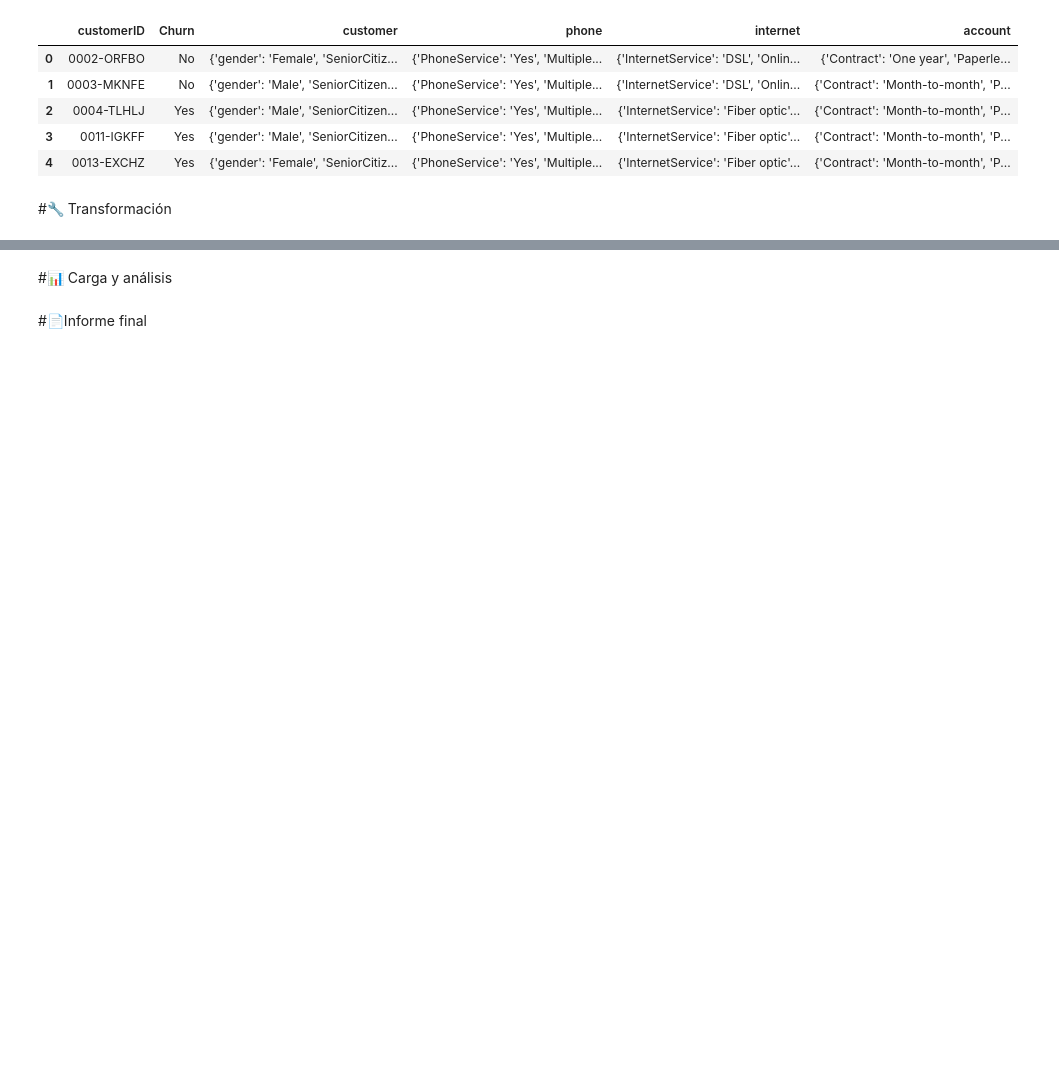
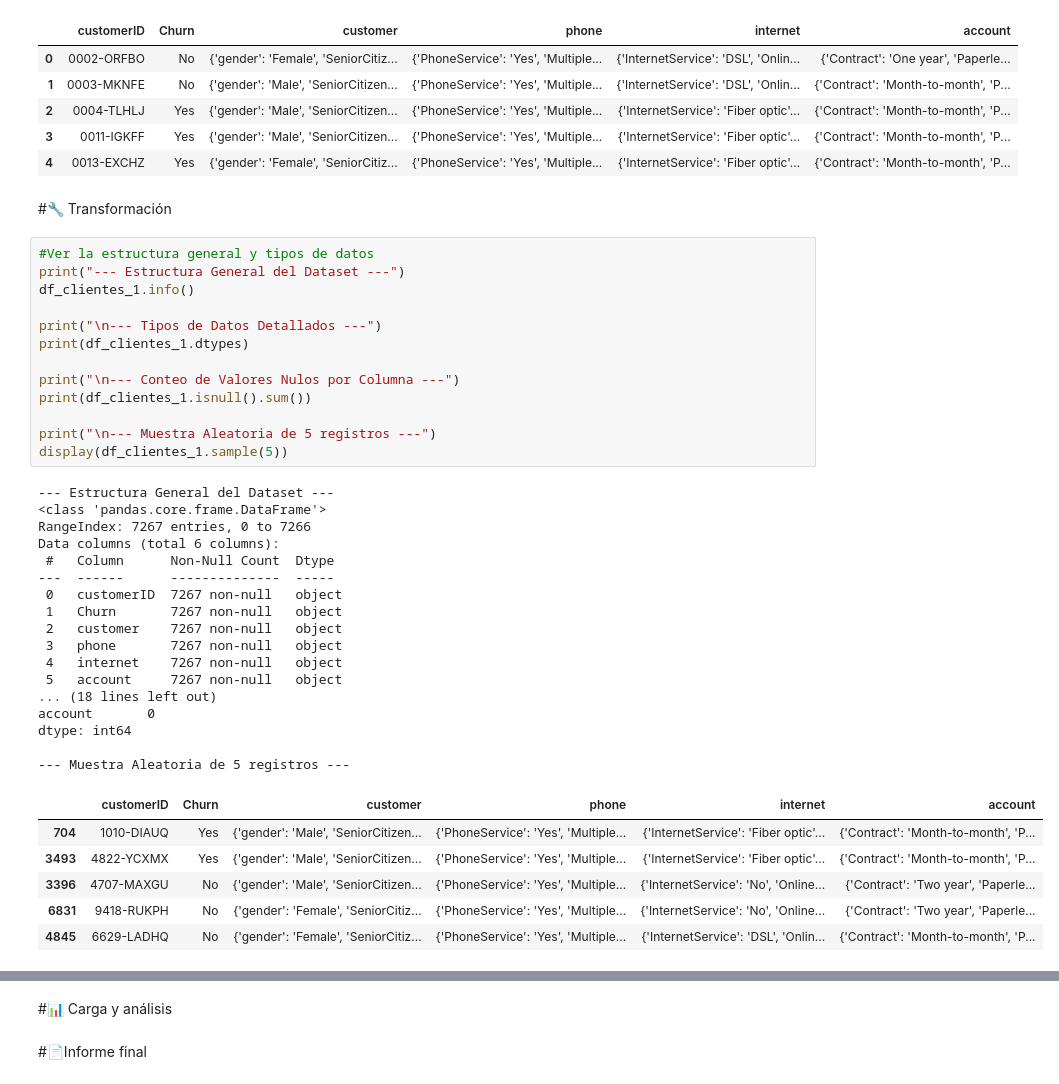
Before and after one commit to yansiercaro/TelecomX_LATAM, a Jupyter notebook: TelecomX_LATAM.ipynb, the cells around one changed output, grey strips where cells are left out. Cells and saved outputs as stored; diff of their text form; blank space fills up the shorter version.

```diff
--- a/TelecomX_LATAM.ipynb
+++ b/TelecomX_LATAM.ipynb
@@ -36,3 +36,40 @@ Dataset: 7267 filas y 6 columnas.
 | 4 | 0013-EXCHZ | Yes | {'gender': 'Female', 'SeniorCitiz... | {'PhoneService': 'Yes', 'Multiple... | {'InternetService': 'Fiber optic'... | {'Contract': 'Month-to-month', 'P... |
 # %% [markdown]
 #🔧 Transformación
+# %%
+#Ver la estructura general y tipos de datos
+print("--- Estructura General del Dataset ---")
+df_clientes_1.info()
+
+print("\n--- Tipos de Datos Detallados ---")
+print(df_clientes_1.dtypes)
+
+print("\n--- Conteo de Valores Nulos por Columna ---")
+print(df_clientes_1.isnull().sum())
+
+print("\n--- Muestra Aleatoria de 5 registros ---")
+display(df_clientes_1.sample(5))
+# %% [output]
+--- Estructura General del Dataset ---
+<class 'pandas.core.frame.DataFrame'>
+RangeIndex: 7267 entries, 0 to 7266
+Data columns (total 6 columns):
+ #   Column      Non-Null Count  Dtype
+---  ------      --------------  -----
+ 0   customerID  7267 non-null   object
+ 1   Churn       7267 non-null   object
+ 2   customer    7267 non-null   object
+ 3   phone       7267 non-null   object
+ 4   internet    7267 non-null   object
+ 5   account     7267 non-null   object
+... (18 lines left out)
+account       0
+dtype: int64
+
+--- Muestra Aleatoria de 5 registros ---
+|  | customerID | Churn | customer | phone | internet | account |
+| 704 | 1010-DIAUQ | Yes | {'gender': 'Male', 'SeniorCitizen... | {'PhoneService': 'Yes', 'Multiple... | {'InternetService': 'Fiber optic'... | {'Contract': 'Month-to-month', 'P... |
+| 3493 | 4822-YCXMX | Yes | {'gender': 'Male', 'SeniorCitizen... | {'PhoneService': 'Yes', 'Multiple... | {'InternetService': 'Fiber optic'... | {'Contract': 'Month-to-month', 'P... |
+| 3396 | 4707-MAXGU | No | {'gender': 'Male', 'SeniorCitizen... | {'PhoneService': 'Yes', 'Multiple... | {'InternetService': 'No', 'Online... | {'Contract': 'Two year', 'Paperle... |
+| 6831 | 9418-RUKPH | No | {'gender': 'Female', 'SeniorCitiz... | {'PhoneService': 'Yes', 'Multiple... | {'InternetService': 'No', 'Online... | {'Contract': 'Two year', 'Paperle... |
+| 4845 | 6629-LADHQ | No | {'gender': 'Female', 'SeniorCitiz... | {'PhoneService': 'Yes', 'Multiple... | {'InternetService': 'DSL', 'Onlin... | {'Contract': 'Month-to-month', 'P... |
```
Also changed, not shown: parts of 2 cells of this notebook.
